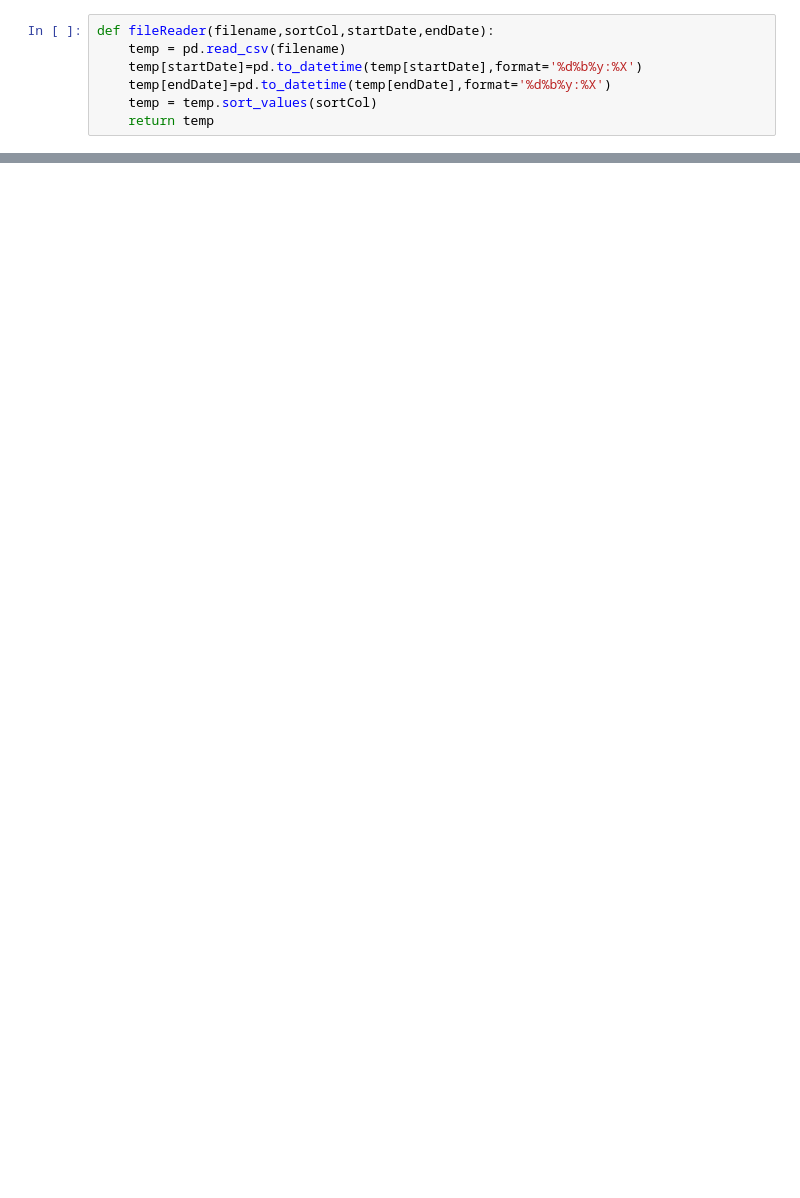
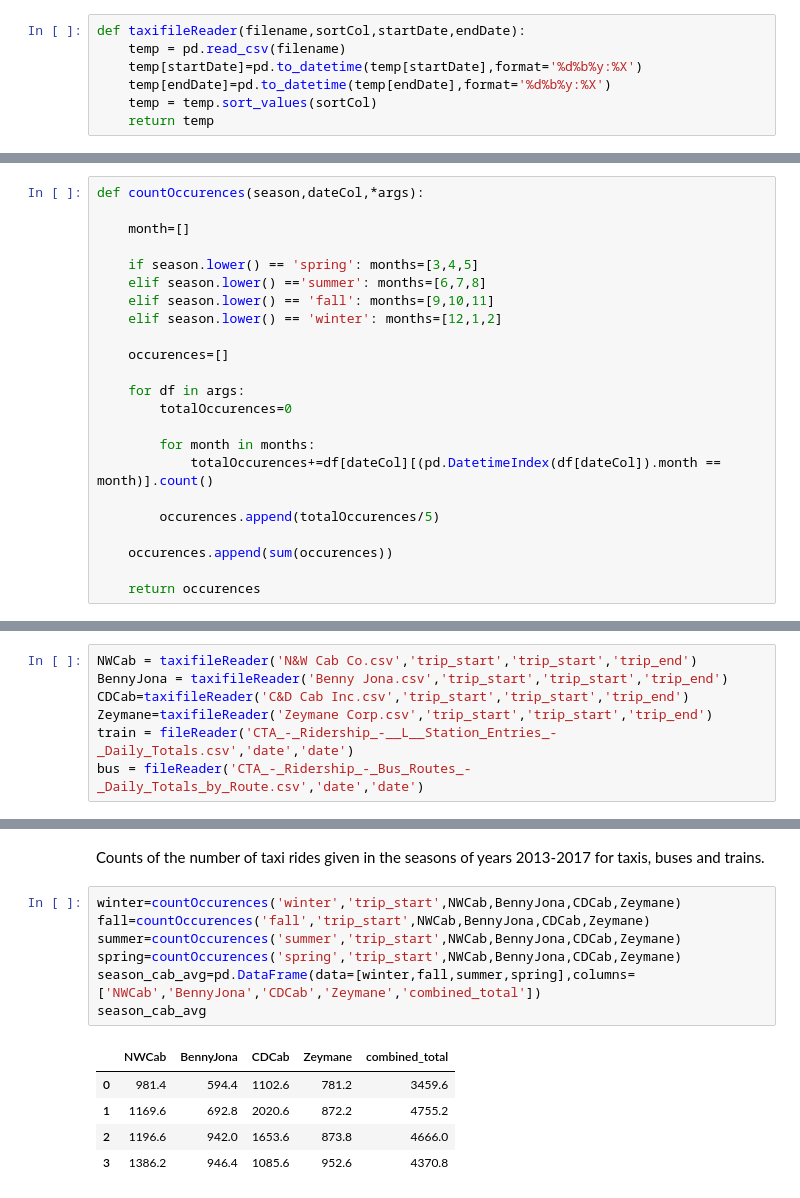
Before and after one commit to goldblah/chicagotransit, a Jupyter notebook: chicagotransit.ipynb, the cells around one changed output, grey strips where cells are left out. Cells and saved outputs as stored; diff of their text form; blank space fills up the shorter version.

```diff
--- a/chicagotransit.ipynb
+++ b/chicagotransit.ipynb
@@ -6,5 +13,5 @@ import seaborn as sns
 # %%
-def fileReader(filename,sortCol,startDate,endDate):
+def taxifileReader(filename,sortCol,startDate,endDate):
     temp = pd.read_csv(filename)
     temp[startDate]=pd.to_datetime(temp[startDate],format='%d%b%y:%X')
     temp[endDate]=pd.to_datetime(temp[endDate],format='%d%b%y:%X')
@@ -64,0 +59,23 @@ bus.head(3)
+# %%
+def countOccurences(season,dateCol,*args):
+
+    month=[]
+
+    if season.lower() == 'spring': months=[3,4,5]
+    elif season.lower() =='summer': months=[6,7,8]
+    elif season.lower() == 'fall': months=[9,10,11]
+    elif season.lower() == 'winter': months=[12,1,2]
+
+    occurences=[]
+
+    for df in args:
+        totalOccurences=0
+
+        for month in months:
+            totalOccurences+=df[dateCol][(pd.DatetimeIndex(df[dateCol]).month == month)].count()
+
+        occurences.append(totalOccurences/5)
+
+    occurences.append(sum(occurences))
+
+    return occurences
@@ -64,0 +122,7 @@ bus.head(3)
+# %%
+NWCab = taxifileReader('N&W Cab Co.csv','trip_start','trip_start','trip_end')
+BennyJona = taxifileReader('Benny Jona.csv','trip_start','trip_start','trip_end')
+CDCab=taxifileReader('C&D Cab Inc.csv','trip_start','trip_start','trip_end')
+Zeymane=taxifileReader('Zeymane Corp.csv','trip_start','trip_start','trip_end')
+train = fileReader('CTA_-_Ridership_-__L__Station_Entries_-_Daily_Totals.csv','date','date')
+bus = fileReader('CTA_-_Ridership_-_Bus_Routes_-_Daily_Totals_by_Route.csv','date','date')
@@ -64,0 +149,15 @@ bus.head(3)
+# %% [markdown]
+<font>Counts of the number of taxi rides given in the seasons of years 2013-2017 for taxis, buses and trains.</font>
+# %%
+winter=countOccurences('winter','trip_start',NWCab,BennyJona,CDCab,Zeymane)
+fall=countOccurences('fall','trip_start',NWCab,BennyJona,CDCab,Zeymane)
+summer=countOccurences('summer','trip_start',NWCab,BennyJona,CDCab,Zeymane)
+spring=countOccurences('spring','trip_start',NWCab,BennyJona,CDCab,Zeymane)
+season_cab_avg=pd.DataFrame(data=[winter,fall,summer,spring],columns=['NWCab','BennyJona','CDCab','Zeymane','combined_total'])
+season_cab_avg
+# %% [output]
+|  | NWCab | BennyJona | CDCab | Zeymane | combined_total |
+| 0 | 981.4 | 594.4 | 1102.6 | 781.2 | 3459.6 |
+| 1 | 1169.6 | 692.8 | 2020.6 | 872.2 | 4755.2 |
+| 2 | 1196.6 | 942.0 | 1653.6 | 873.8 | 4666.0 |
+| 3 | 1386.2 | 946.4 | 1085.6 | 952.6 | 4370.8 |
```
Also changed, not shown: parts of 31 cells of this notebook.
